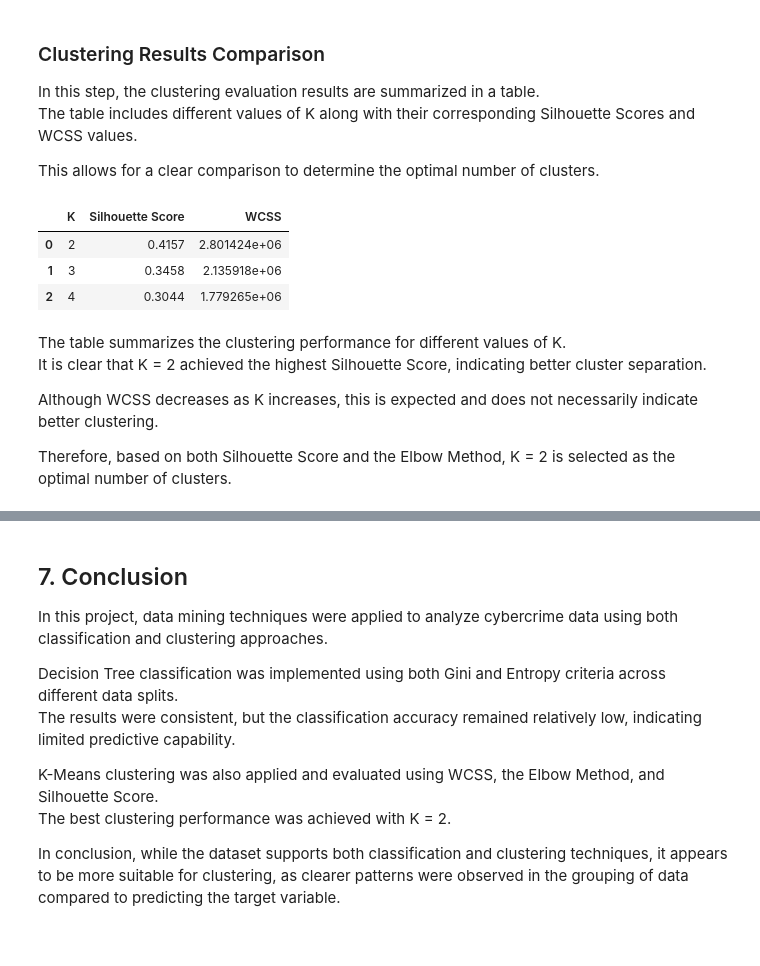
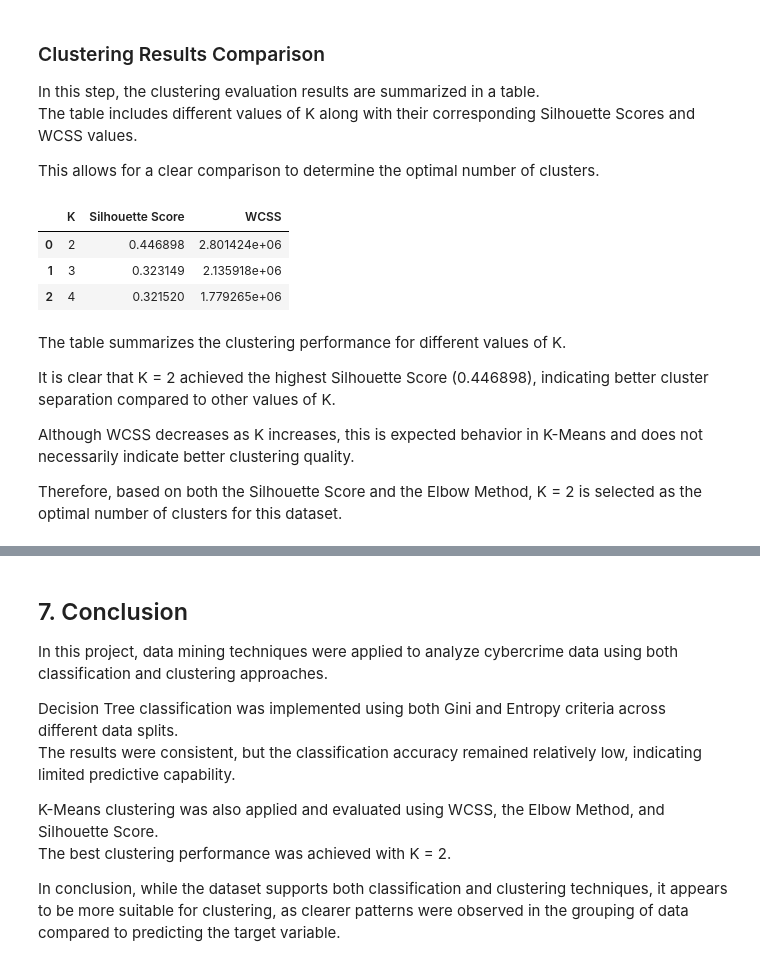
Before and after one commit to noor-gh06/Cybercrime-DataMining, a Jupyter notebook: phase3.ipynb, the cells around one changed output, grey strips where cells are left out. Cells and saved outputs as stored; diff of their text form; code cells hidden in the pictures.

```diff
--- a/phase3.ipynb
+++ b/phase3.ipynb
@@ -567,7 +567,7 @@ This is done because clustering may require using the raw dataset or a different
 The separator is specified as ';' to correctly read the dataset.
 # %%
 # Reload original dataset for clustering
-df = pd.read_csv("final_dataset.csv")
+df = pd.read_csv("Preprocessed_dataset.csv")
 # %% [markdown]
 The dataset was successfully reloaded for clustering purposes.
 This ensures that the data is correctly formatted and ready for further preprocessing steps specific to clustering.
@@ -769,24 +769,39 @@ In this step, the clustering evaluation results are summarized in a table.
 The table includes different values of K along with their corresponding Silhouette Scores and WCSS values.
 
 This allows for a clear comparison to determine the optimal number of clusters.
-# %%
-# Create clustering results table
-clustering_results = pd.DataFrame({
-    "K": [2, 3, 4],
-    "Silhouette Score": [0.4157, 0.3458, 0.3044],
-    "WCSS": wcss
-})
-
-clustering_results
-# %% [output]
-|  | K | Silhouette Score | WCSS |
-| 0 | 2 | 0.4157 | 2.801424e+06 |
-| 1 | 3 | 0.3458 | 2.135918e+06 |
-| 2 | 4 | 0.3044 | 1.779265e+06 |
+# %%
+# Create clustering results table
+from sklearn.cluster import KMeans
+from sklearn.metrics import silhouette_score
+import pandas as pd
+K_values = [2, 3, 4]
+wcss = []
+silhouette_scores = []
+
+for k in K_values:
+    kmeans = KMeans(n_clusters=k, random_state=42, n_init=10)
+    labels = kmeans.fit_predict(data)
+
+    wcss.append(kmeans.inertia_)
+    silhouette_scores.append(silhouette_score(data, labels))
+
+clustering_results = pd.DataFrame({
+    "K": K_values,
+    "Silhouette Score": silhouette_scores,
+    "WCSS": wcss
+})
+
+clustering_results
+# %% [output]
+|  | K | Silhouette Score | WCSS |
+| 0 | 2 | 0.446898 | 2.801424e+06 |
+| 1 | 3 | 0.323149 | 2.135918e+06 |
+| 2 | 4 | 0.321520 | 1.779265e+06 |
 # %% [markdown]
 The table summarizes the clustering performance for different values of K.
-It is clear that K = 2 achieved the highest Silhouette Score, indicating better cluster separation.
 
-Although WCSS decreases as K increases, this is expected and does not necessarily indicate better clustering.
+It is clear that K = 2 achieved the highest Silhouette Score (0.446898), indicating better cluster separation compared to other values of K.
 
-Therefore, based on both Silhouette Score and the Elbow Method, K = 2 is selected as the optimal number of clusters.
+Although WCSS decreases as K increases, this is expected behavior in K-Means and does not necessarily indicate better clustering quality.
+
+Therefore, based on both the Silhouette Score and the Elbow Method, K = 2 is selected as the optimal number of clusters for this dataset.
```
Also changed, not shown: parts of 13 cells of this notebook.
